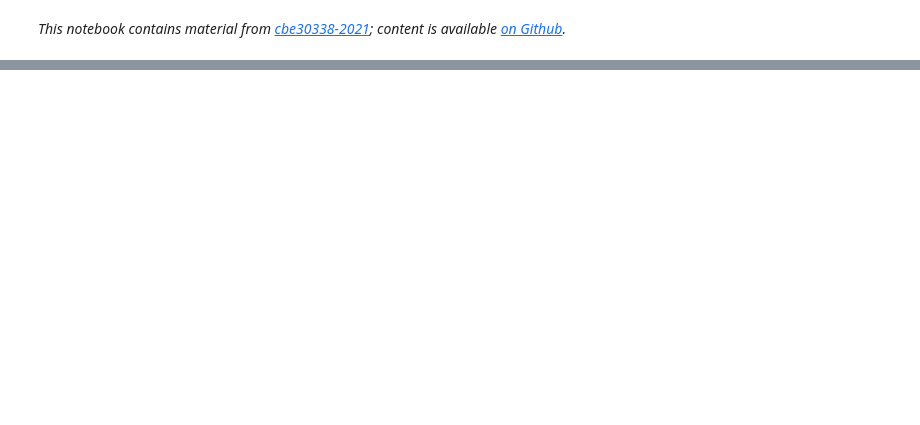
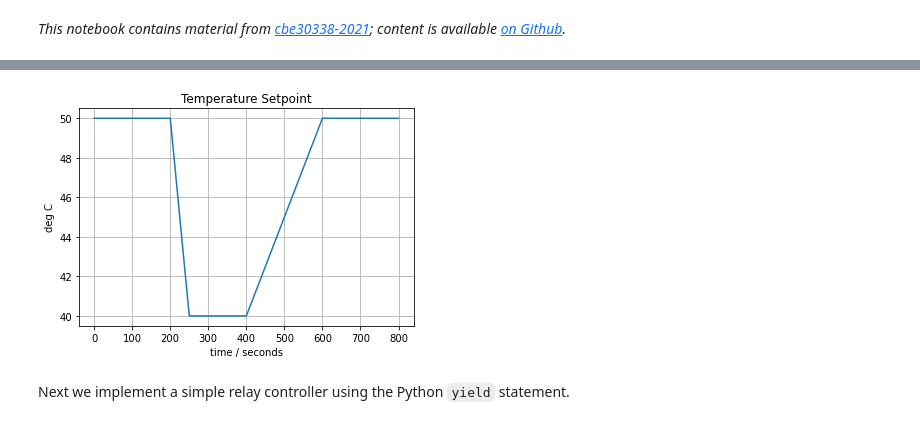
Before and after one commit to jckantor/cbe30338-2021, a Jupyter notebook: docs/04.02-State-Estimation.ipynb, the cells around one changed output, grey strips where cells are left out. Cells and saved outputs as stored; diff of their text form; code cells hidden in the pictures; blank space fills up the shorter version.

```diff
--- a/docs/04.02-State-Estimation.ipynb
+++ b/docs/04.02-State-Estimation.ipynb
@@ -7,0 +16,23 @@ content is available [on Github](https://github.com/jckantor/cbe30338-2021.git).
+# %%
+%matplotlib inline
+import numpy as np
+import matplotlib.pyplot as plt
+import pandas as pd
+
+# Temperature Setpoint
+def SP(t):
+    tp = [  0,  200,  250,  400,  600]
+    Tp = [ 50,   50,   40,   40,   50]
+    return np.interp(t, tp, Tp)
+
+t = np.linspace(0, 800, 801)
+fig, ax = plt.subplots(1, 1)
+ax.plot(t, SP(t))
+ax.set_title('Temperature Setpoint')
+ax.set_xlabel('time / seconds')
+ax.set_ylabel('deg C')
+ax.grid(True)
+# %% [output]
+[figure, added]
+# %% [markdown]
+Next we implement a simple relay controller using the Python `yield` statement.
```
Also changed, not shown: parts of 31 cells of this notebook, 18 other files.
